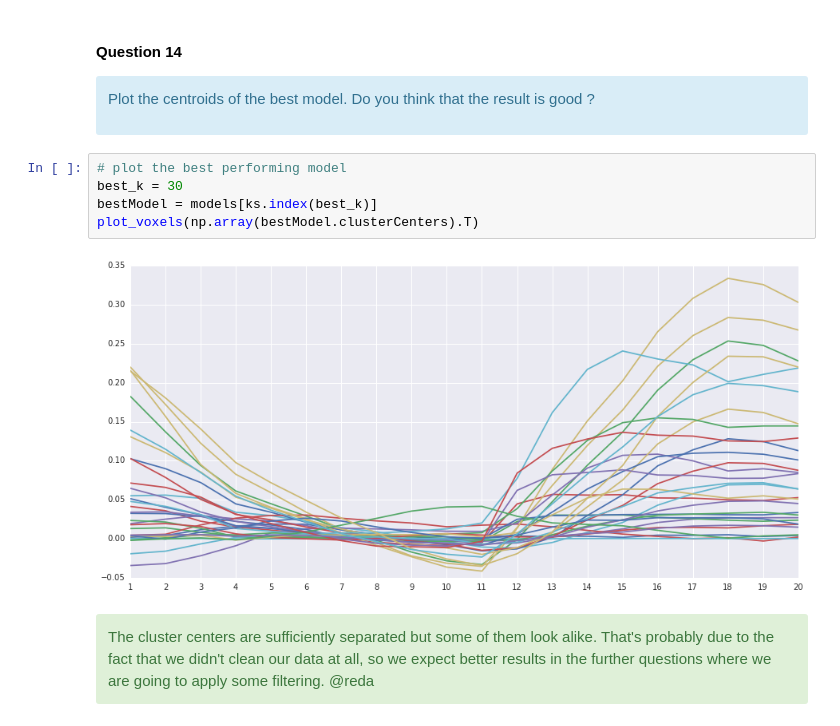
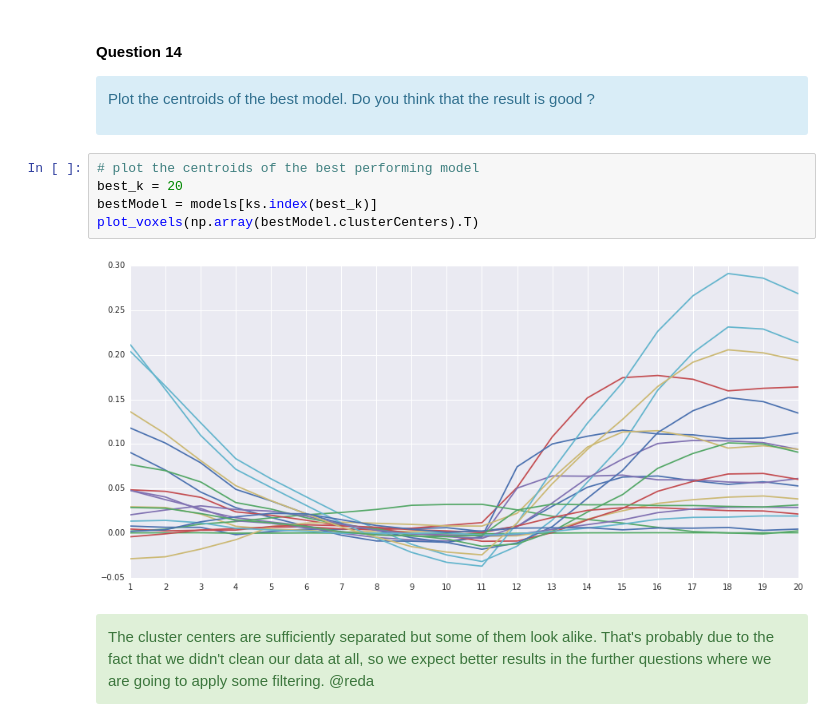
Before and after one commit to alegaballo/AML, a Jupyter notebook: [Lecture 11+12] Analyzing Neuroimaging Data with PySpark and Thunder.ipynb, the cells around one changed output. Drawn from its saved outputs; the diff is of its cells as text.

```diff
--- a/[Lecture 11+12] Analyzing Neuroimaging Data with PySpark and Thunder.ipynb
+++ b/[Lecture 11+12] Analyzing Neuroimaging Data with PySpark and Thunder.ipynb
@@ -914,12 +903,12 @@ Plot the centroids of the best model. Do you think that the result is good ?
 
 </div>
 # %%
-# plot the best performing model
-best_k = 30
+# plot the centroids of the best performing model
+best_k = 20
 bestModel = models[ks.index(best_k)]
 plot_voxels(np.array(bestModel.clusterCenters).T)
 # %% [output]
-[figure, old version]
+[figure, new version]
 # %% [markdown]
 <div class="alert alert-success">The cluster centers are sufficiently separated but some of them look alike. That's probably due to the fact that we didn't clean our data at all, so we expect better results in the further questions where we are going to apply some filtering. @reda</div>
 # %% [markdown]
```
Also changed, not shown: parts of 50 cells of this notebook.
